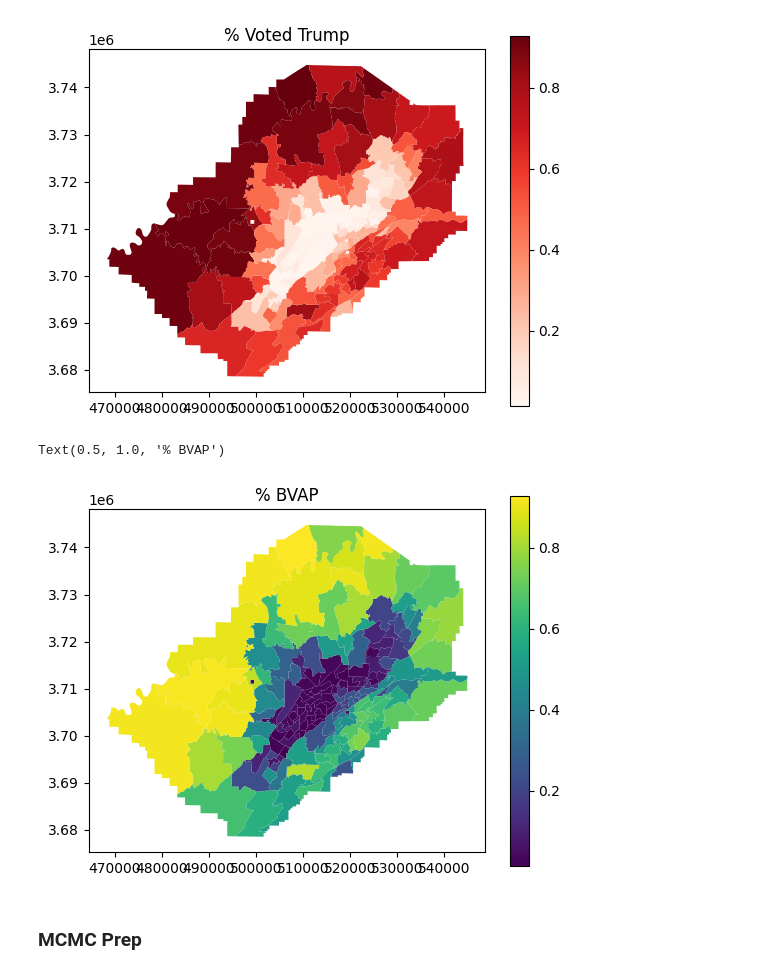
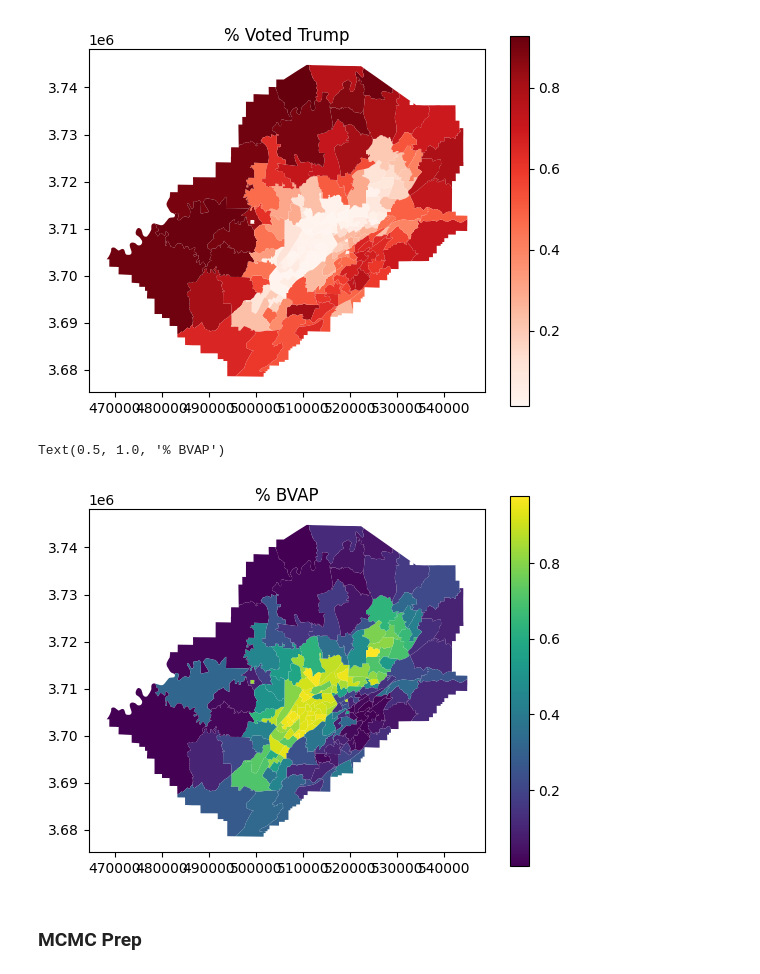
Before and after one commit to kkakey/rrep, a Jupyter notebook: Presentation-Ensembles/gerrychain_tutorial.ipynb, the cells around one changed output. Drawn from its saved outputs; the diff is of its cells as text; code cells hidden in the pictures.

Commit message:
Correct column ref name

```diff
--- a/Presentation-Ensembles/gerrychain_tutorial.ipynb
+++ b/Presentation-Ensembles/gerrychain_tutorial.ipynb
@@ -83,11 +83,11 @@ Text(0.5, 1.0, '% Voted Trump')
 [figure]
 # %%
 precincts['prop_BVAP'] = precincts['P0040006'] / precincts['P0040001']
-precincts.plot(column='prop_PRER', legend=True)
+precincts.plot(column='prop_BVAP', legend=True)
 plt.title('% BVAP')
 # %% [output]
 Text(0.5, 1.0, '% BVAP')
-[figure, old version]
+[figure, new version]
 # %% [markdown]
 ### MCMC Prep
 # %%
```
